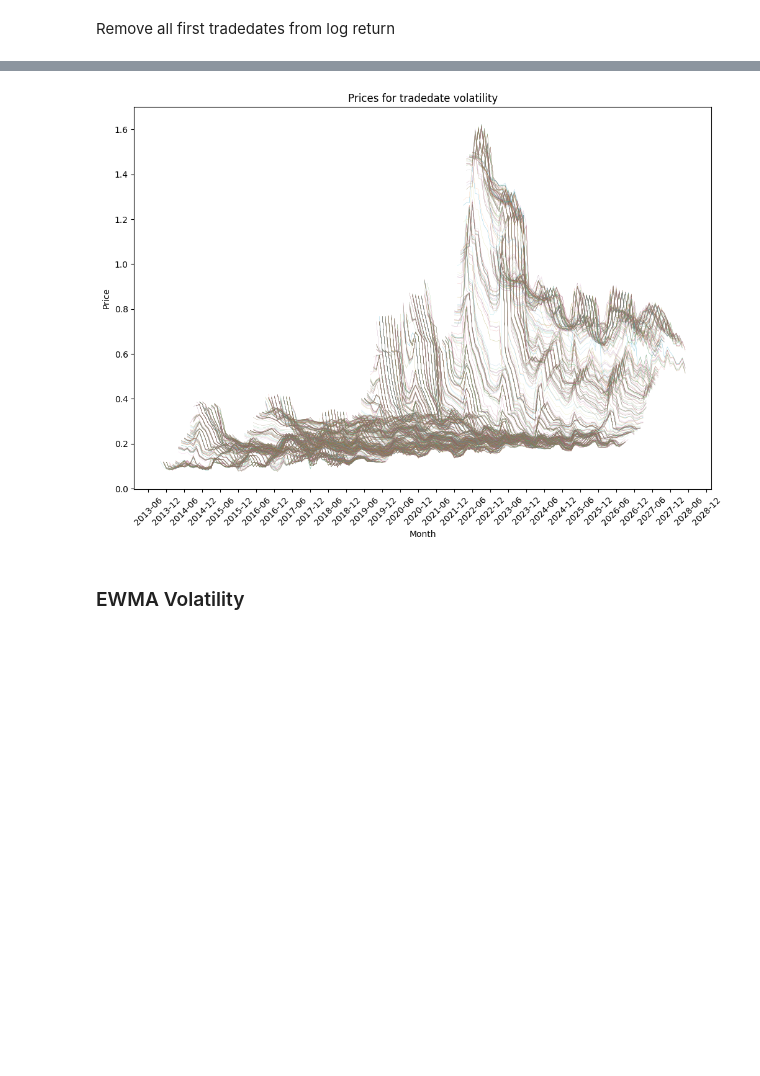
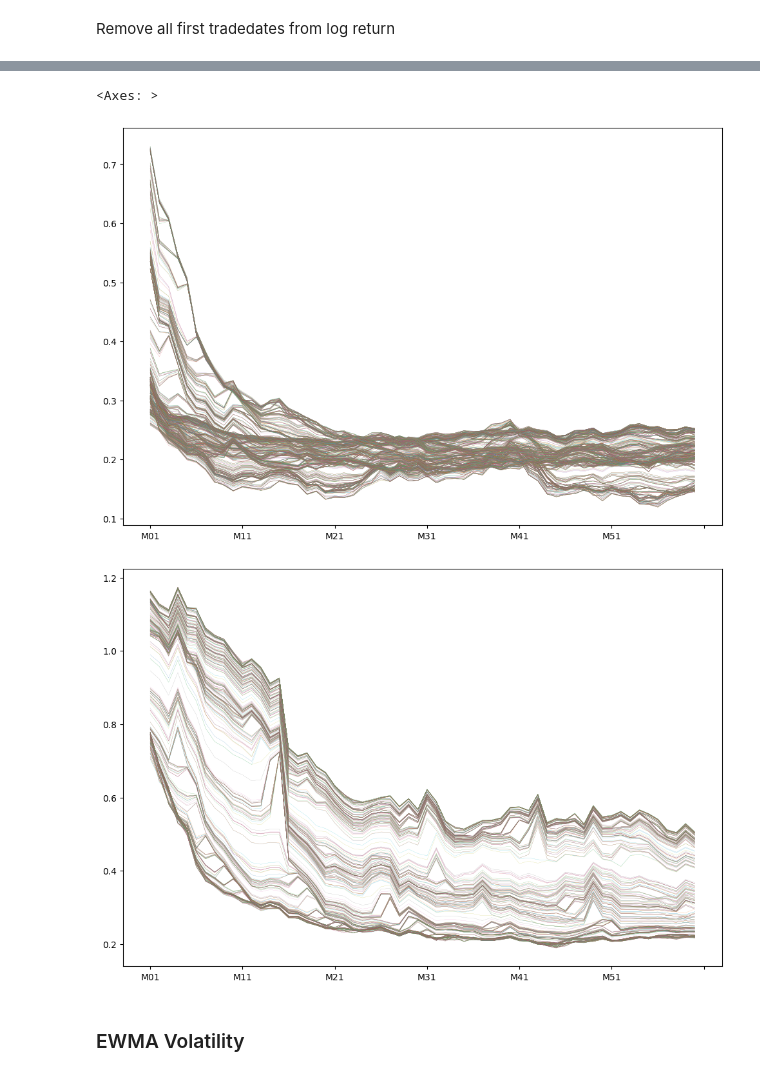
Before and after one commit to bmyksvoll/curves, a Jupyter notebook: eda-ice-ttf-futures.ipynb, the cells around one changed output, grey strips where cells are left out. Cells and saved outputs as stored; diff of their text form; code cells hidden in the pictures; blank space fills up the shorter version.

```diff
--- a/eda-ice-ttf-futures.ipynb
+++ b/eda-ice-ttf-futures.ipynb
@@ -90,7 +90,7 @@ not_first_tradedate = ~ice_ttf_lr.index.map(calendars.is_first_trading_day)
 # %%
 # Assuming 'ice_ttf_log_returns' is your DataFrame with log returns and 'tradedate' as the first column
 # Define the window size for the rolling calculation
-window_size = 180  # 365 days for the rolling window
+window_size = 252*2  # 365 days for the rolling window
 dt = 1/252
 # Calculate the rolling standard deviations for each month column, excluding 'tradedate'
 rolling_std = ice_ttf_lr.rolling(window=window_size).std()*np.sqrt(1/dt)
@@ -104,21 +104,34 @@ rolling_std[['M01', 'M06', 'M12', 'M60']].plot(lw = 0.3)
 # %%
 #rolling_std.T.plot(lw = 0.3, legend = False)
 # Define the plotting function
 def plot_volatility(data, title_suffix):
     for index, curve in data.iterrows():
         date_range = pd.date_range(start=index, periods=60, freq='MS')
         plt.plot(date_range, curve['M01':'M60'], lw = 0.08)
     plt.title(f'Rolling volatility for tradedate {title_suffix}')
     plt.xlabel('Month')
     plt.ylabel('Price')
     plt.gca().xaxis.set_major_formatter(mdates.DateFormatter('%Y-%m'))
     plt.gca().xaxis.set_major_locator(mdates.MonthLocator(interval=6))
     plt.xticks(rotation=45)
     plt.show()
 
-plot_volatility(rolling_std, "volatility")
+# Split the data based on the condition
+before_2021 = rolling_std[rolling_std.index < pd.Timestamp('2020-12-31')]
+after_2021 = rolling_std[rolling_std.index >= pd.Timestamp('2021-01-01')]
+
+before_2021.T.plot(legend = False,lw = 0.1)
+after_2021.T.plot(legend = False, lw = 0.1)
+
+
+
+# Call the plotting function for each subset
+#plot_volatility(before_2021, 'before 2021')
+#plot_volatility(after_2021, 'on or after 2021')
 # %% [output]
+<Axes: >
-[figure, old version]
+[figure, new version]
+[figure, added]
 # %% [markdown]
 ### EWMA Volatility
 # %%
```
Also changed, not shown: parts of 1 cell of this notebook, 1 other file.
